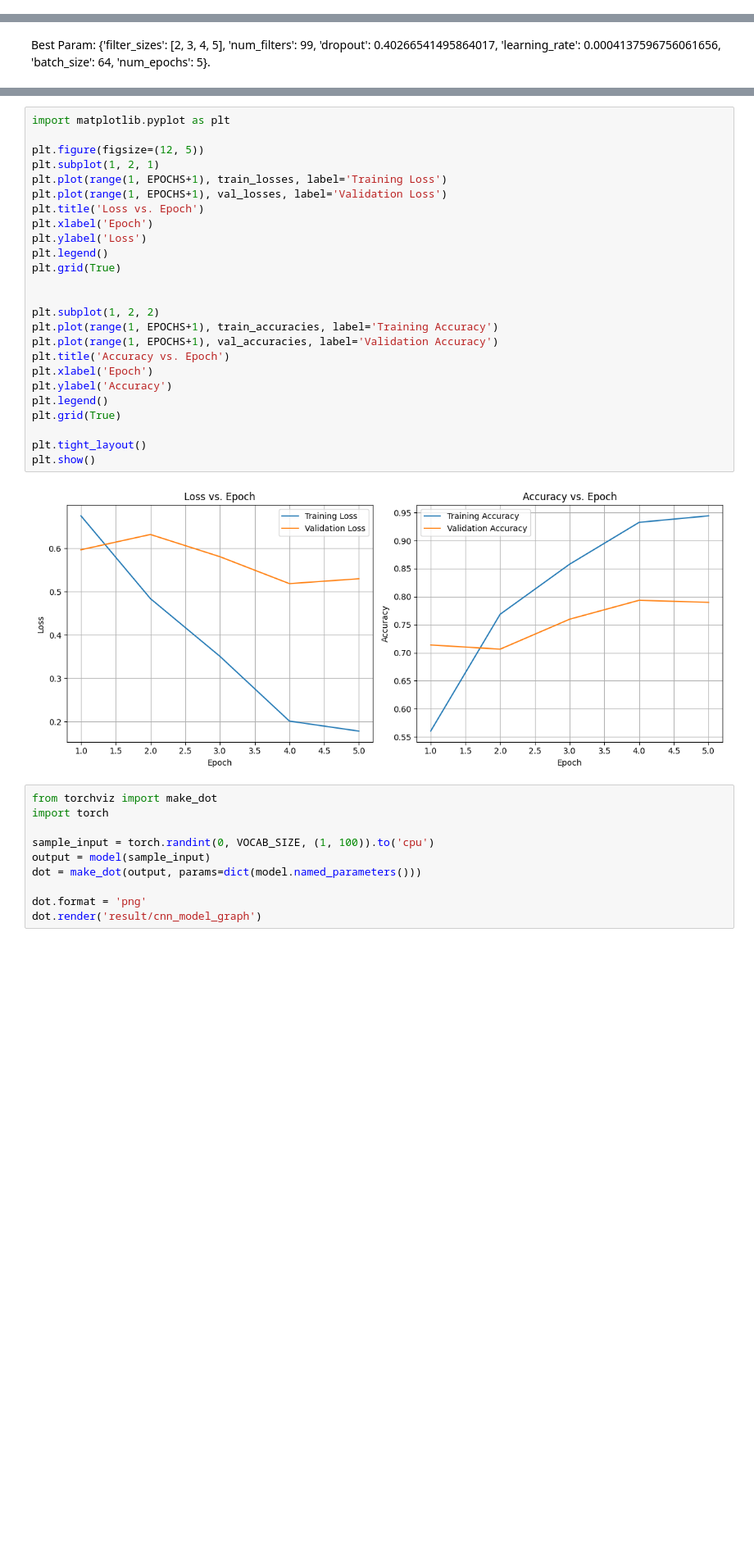
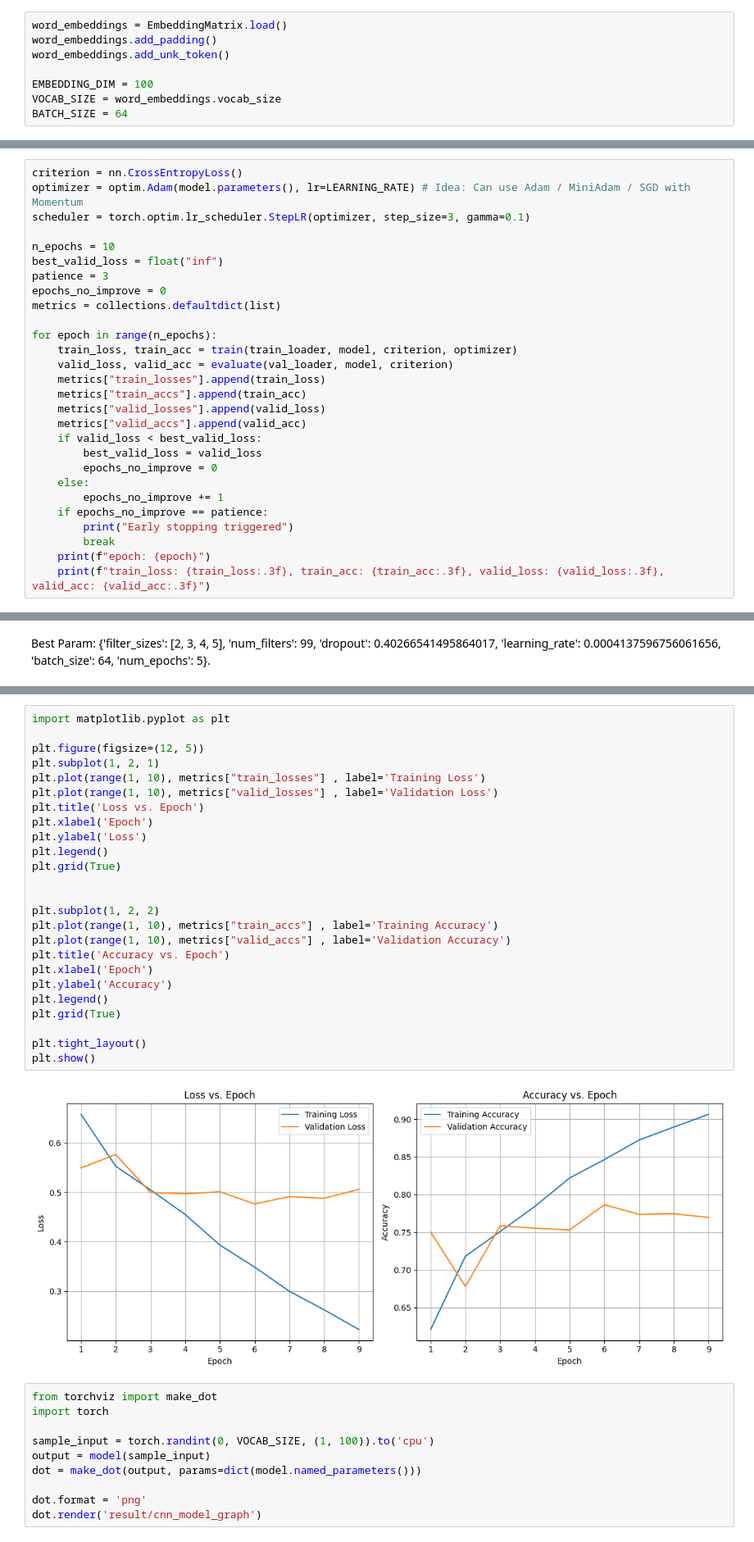
Before and after one commit to HiIAmTzeKean/SC4002-NLP, a Jupyter notebook: part_3-wy.ipynb, the cells around one changed output, grey strips where cells are left out. Shown: that part at 82% size. Saved outputs shown, nothing was run; the diff lists cells and outputs as text; blank space fills up the shorter version.

```diff
--- a/part_3-wy.ipynb
+++ b/part_3-wy.ipynb
@@ -43,0 +33,8 @@ BATCH_SIZE = 64
+# %%
+word_embeddings = EmbeddingMatrix.load()
+word_embeddings.add_padding()
+word_embeddings.add_unk_token()
+
+EMBEDDING_DIM = 100
+VOCAB_SIZE = word_embeddings.vocab_size
+BATCH_SIZE = 64
@@ -189,0 +244,28 @@ Test Loss: 0.5135, Test Accuracy: 0.7974
+# %%
+criterion = nn.CrossEntropyLoss()
+optimizer = optim.Adam(model.parameters(), lr=LEARNING_RATE) # Idea: Can use Adam / MiniAdam / SGD with Momentum
+scheduler = torch.optim.lr_scheduler.StepLR(optimizer, step_size=3, gamma=0.1)
+
+n_epochs = 10
+best_valid_loss = float("inf")
+patience = 3
+epochs_no_improve = 0
+metrics = collections.defaultdict(list)
+
+for epoch in range(n_epochs):
+    train_loss, train_acc = train(train_loader, model, criterion, optimizer)
+    valid_loss, valid_acc = evaluate(val_loader, model, criterion)
+    metrics["train_losses"].append(train_loss)
+    metrics["train_accs"].append(train_acc)
+    metrics["valid_losses"].append(valid_loss)
+    metrics["valid_accs"].append(valid_acc)
+    if valid_loss < best_valid_loss:
+        best_valid_loss = valid_loss
+        epochs_no_improve = 0
+    else:
+        epochs_no_improve += 1
+    if epochs_no_improve == patience:
+        print("Early stopping triggered")
+        break
+    print(f"epoch: {epoch}")
+    print(f"train_loss: {train_loss:.3f}, train_acc: {train_acc:.3f}, valid_loss: {valid_loss:.3f}, valid_acc: {valid_acc:.3f}")
@@ -243,30 +399,30 @@ Test Loss: 0.4735, Test Accuracy: 0.7805
 # %%
 import matplotlib.pyplot as plt
 
 plt.figure(figsize=(12, 5))
 plt.subplot(1, 2, 1)
-plt.plot(range(1, EPOCHS+1), train_losses, label='Training Loss')
-plt.plot(range(1, EPOCHS+1), val_losses, label='Validation Loss')
+plt.plot(range(1, 10), metrics["train_losses"] , label='Training Loss')
+plt.plot(range(1, 10), metrics["valid_losses"] , label='Validation Loss')
 plt.title('Loss vs. Epoch')
 plt.xlabel('Epoch')
 plt.ylabel('Loss')
 plt.legend()
 plt.grid(True)
 
 
 plt.subplot(1, 2, 2)
-plt.plot(range(1, EPOCHS+1), train_accuracies, label='Training Accuracy')
-plt.plot(range(1, EPOCHS+1), val_accuracies, label='Validation Accuracy')
+plt.plot(range(1, 10), metrics["train_accs"] , label='Training Accuracy')
+plt.plot(range(1, 10), metrics["valid_accs"] , label='Validation Accuracy')
 plt.title('Accuracy vs. Epoch')
 plt.xlabel('Epoch')
 plt.ylabel('Accuracy')
 plt.legend()
 plt.grid(True)
 
 plt.tight_layout()
 plt.show()
 # %% [output]
-[figure, old version]
+[figure, new version]
 # %%
 from torchviz import make_dot
 import torch
```
Also changed, not shown: parts of 21 cells of this notebook, 3 other files.
